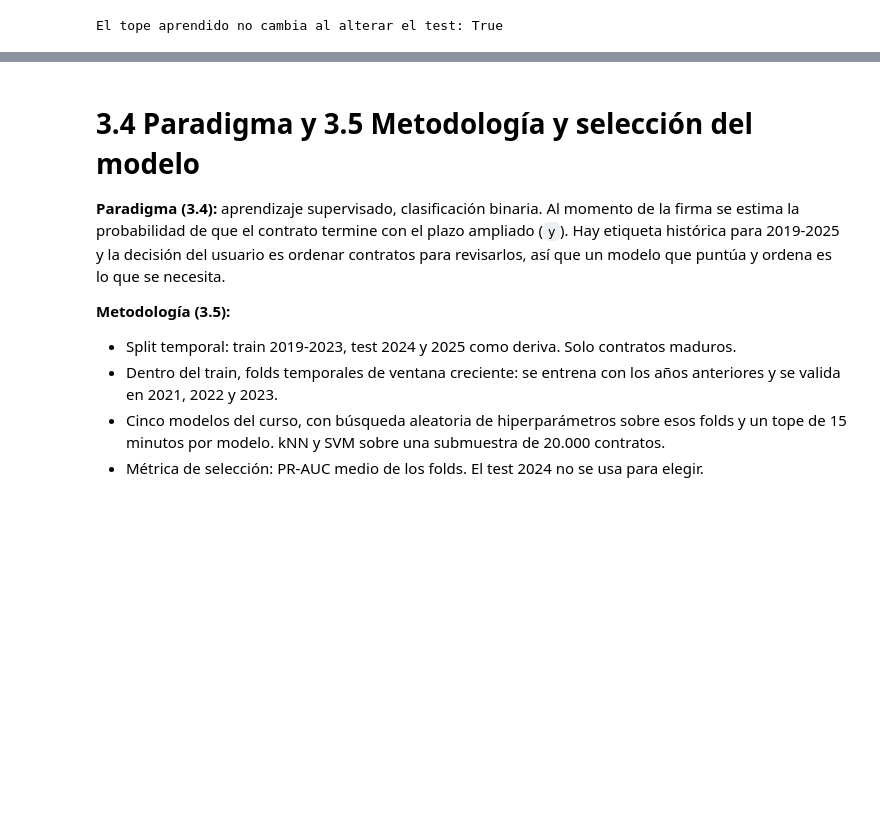
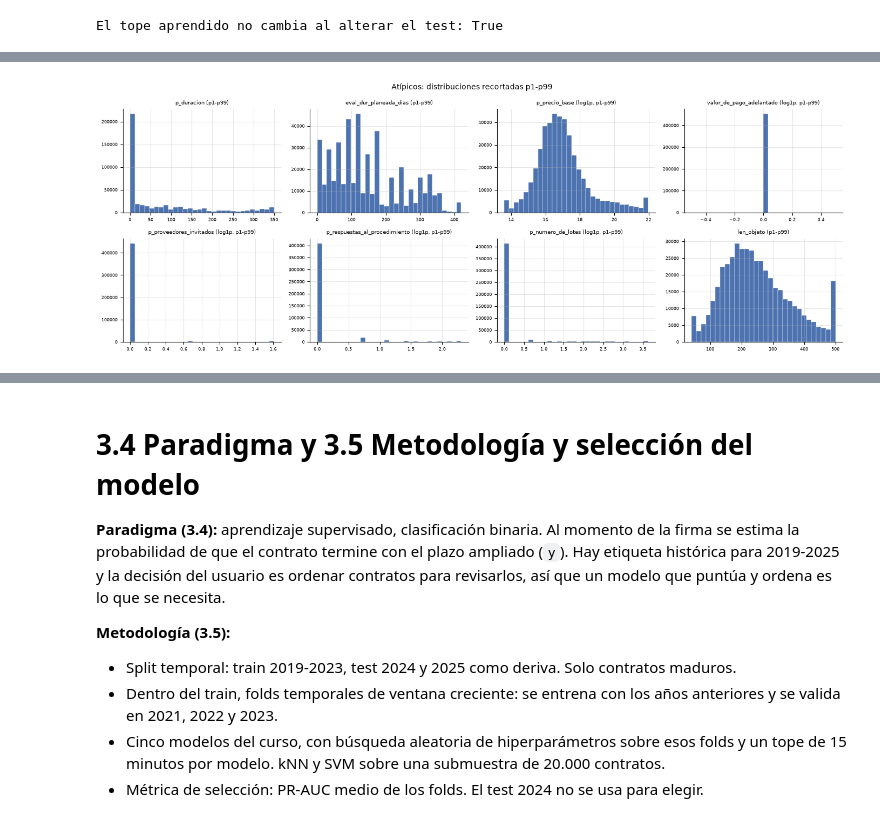
Before and after one commit to kepabonsaeafit/fundamentos-aa-2026, a Jupyter notebook: final-project/model_development.ipynb, the cells around one changed output, grey strips where cells are left out. Cells and saved outputs as stored; diff of their text form; code cells hidden in the pictures; blank space fills up the shorter version.

```diff
--- a/final-project/model_development.ipynb
+++ b/final-project/model_development.ipynb
@@ -209,0 +411,14 @@ El EDA profundo (gráficas y narrativa de H1-H7, etiqueta, censura, deriva y fug
+# %%
+base_atipicos = base.assign(len_objeto=X["len_objeto"])
+cols_atipicos = ["p_duracion", "eval_dur_planeada_dias", "p_precio_base", "valor_de_pago_adelantado",
+                 "p_proveedores_invitados", "p_respuestas_al_procedimiento", "p_numero_de_lotes", "len_objeto"]
+atipicos = eda.resumen_atipicos(base_atipicos, cols_atipicos)
+display(atipicos.round(3))
+eda.graficar_histogramas(
+    base_atipicos, cols_atipicos, ncols=4,
+    escala_log=("p_precio_base", "valor_de_pago_adelantado", "p_proveedores_invitados",
+                "p_respuestas_al_procedimiento", "p_numero_de_lotes"),
+    titulo="Atípicos: distribuciones recortadas p1-p99",
+)
+plt.show()
+# %% [output]
@@ -209,0 +434 @@ El EDA profundo (gráficas y narrativa de H1-H7, etiqueta, censura, deriva y fug
+[figure, added]
```
Also changed, not shown: parts of 137 cells of this notebook.
